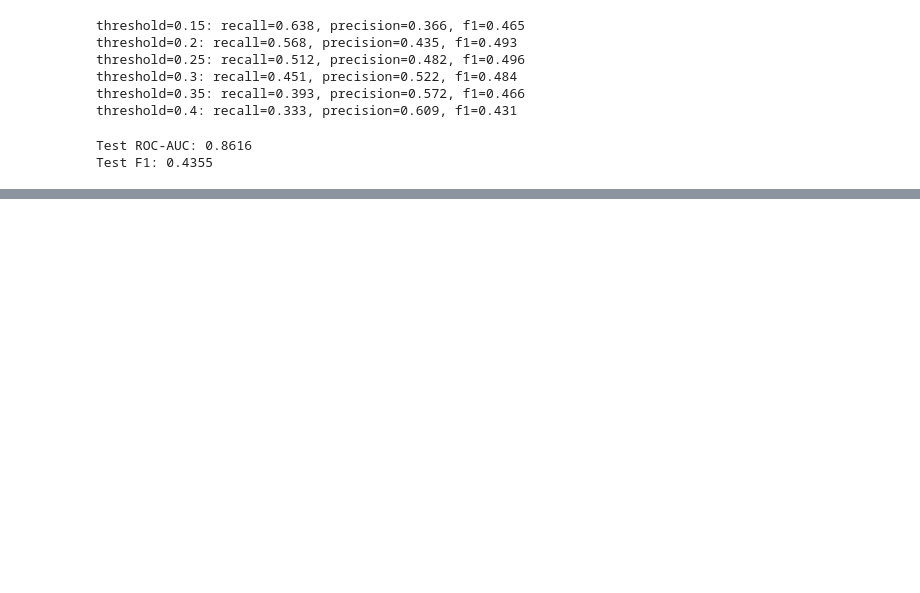
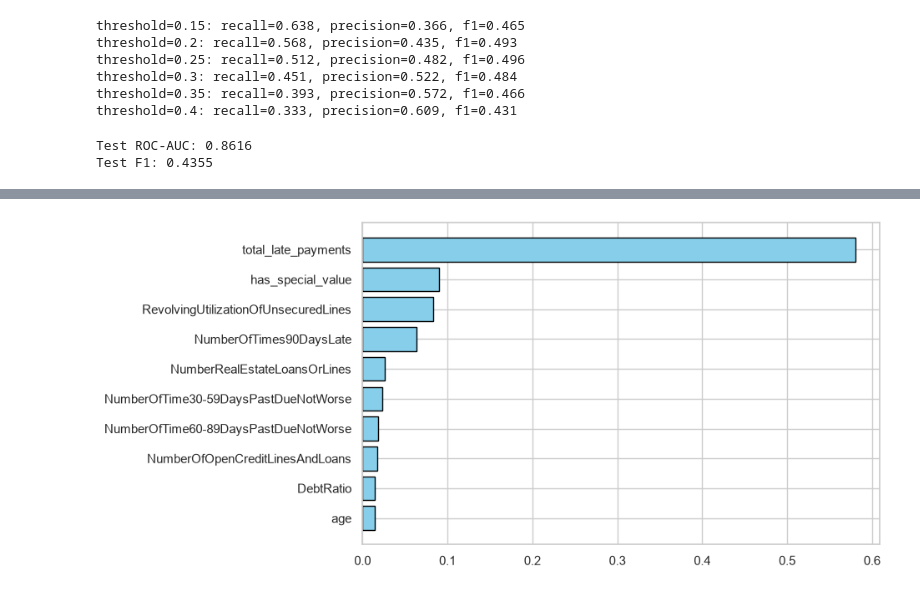
Before and after one commit to coretlwww/credit-risk-prediction, a Jupyter notebook: notebooks/03_modeling.ipynb, the cells around one changed output, grey strips where cells are left out. Saved outputs shown, nothing was run; the diff lists cells and outputs as text; code cells hidden in the pictures; blank space fills up the shorter version.

```diff
--- a/notebooks/03_modeling.ipynb
+++ b/notebooks/03_modeling.ipynb
@@ -226,0 +216,15 @@ with open('../models/final_test_results.json', 'w') as f:
+# %%
+xgbc_features = xgbc_model.feature_importances_
+feature_names = x_train.columns
+
+importance_df = pd.DataFrame({"Feature": feature_names, "Importance": xgbc_features})
+importance_df = importance_df.sort_values(by="Importance", ascending=True)[12:]
+
+plt.figure(figsize=(8, 5))
+sns.set_theme(style="whitegrid")
+
+bars = plt.barh(
+    importance_df["Feature"], importance_df["Importance"], color="skyblue", edgecolor="black"
+)
+# %% [output]
+[figure, added]
```
Also changed, not shown: parts of 9 cells of this notebook, 13 other files.
